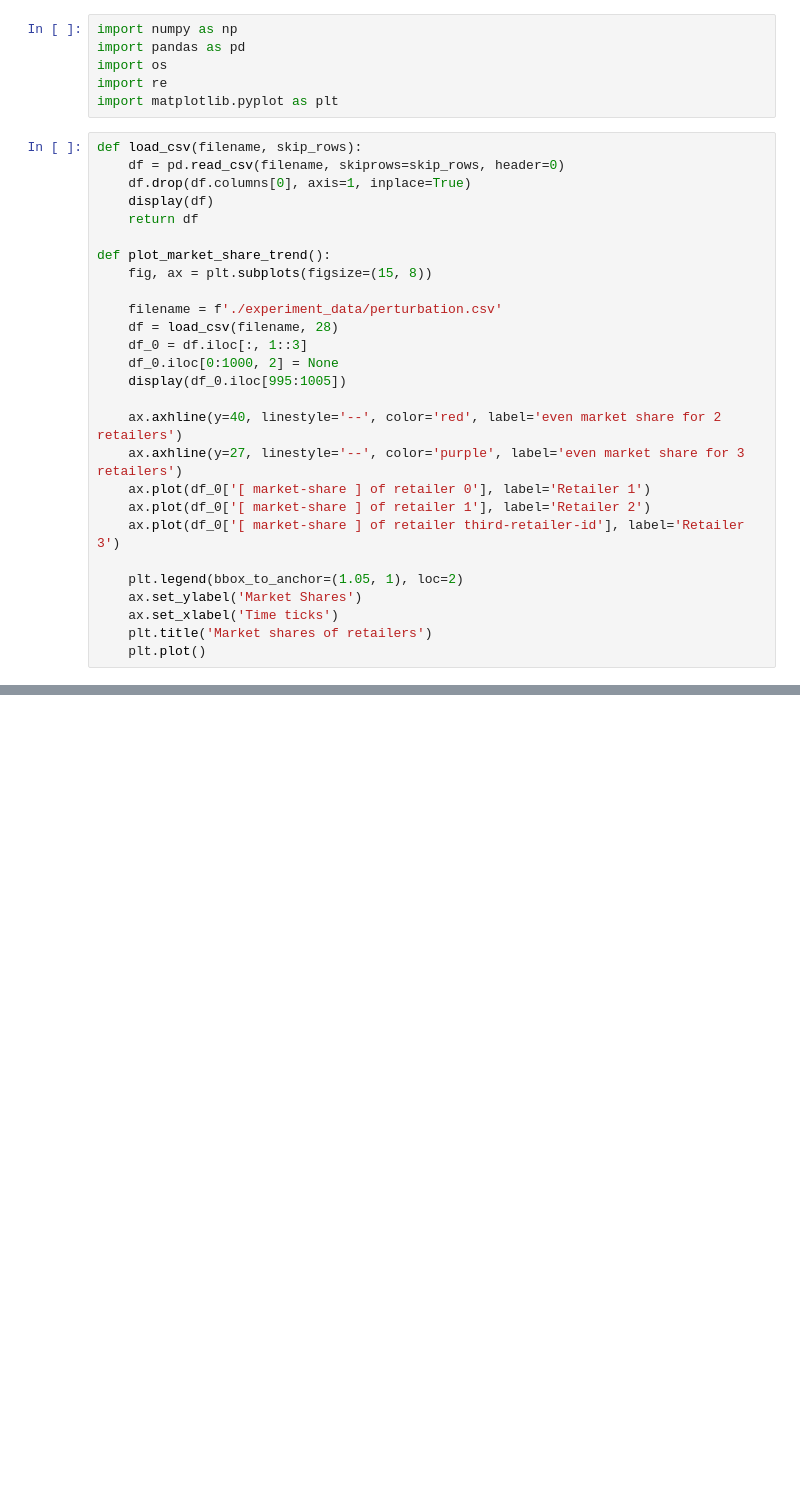
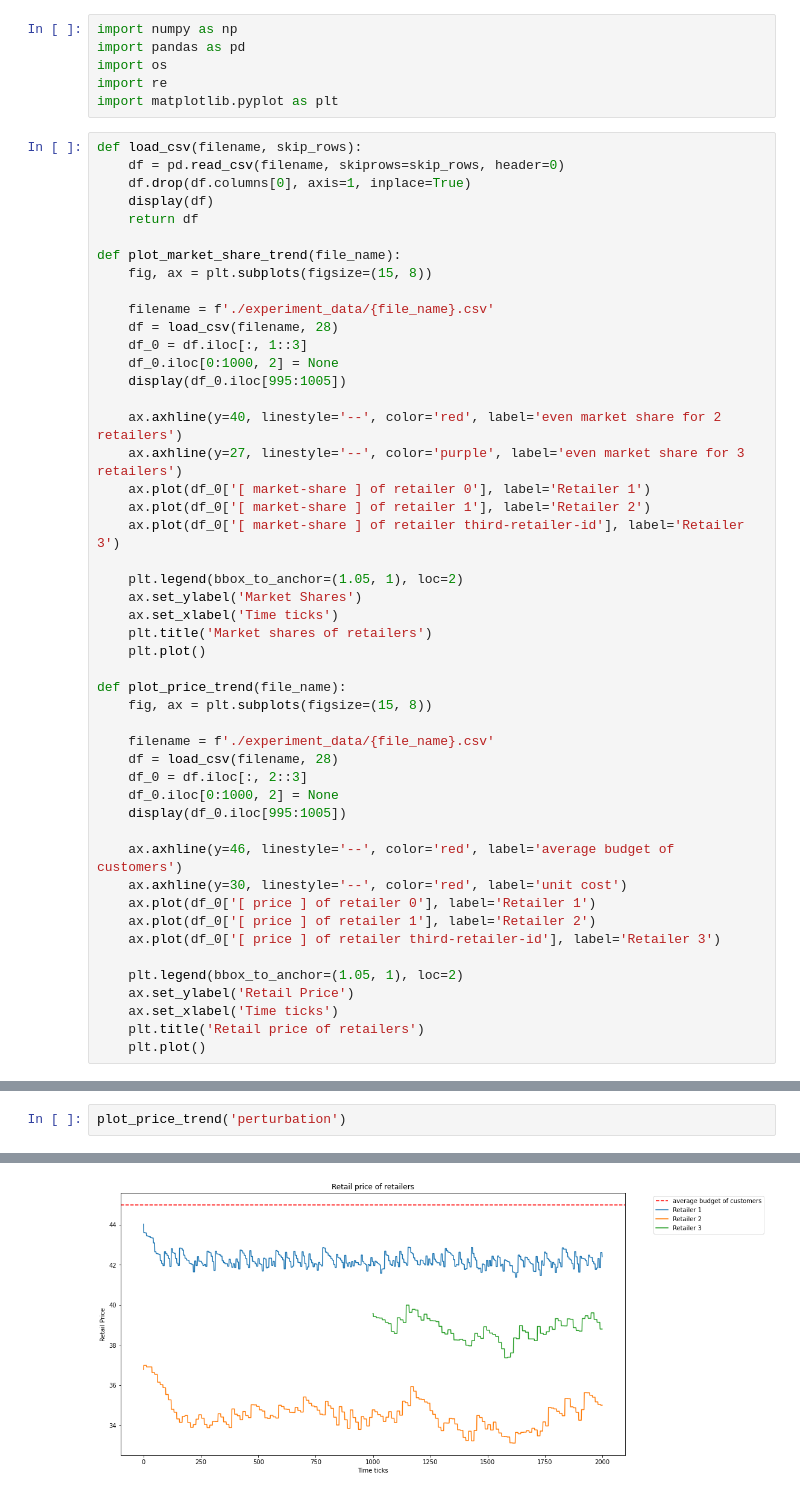
Before and after one commit to AustinCheang/ABM_Netlogo, a Jupyter notebook: perturbation_analysis.ipynb, the cells around one changed output, grey strips where cells are left out. Saved outputs shown, nothing was run; the diff lists cells and outputs as text; blank space fills up the shorter version.

Commit message:
produced better purterbation plots

```diff
--- a/perturbation_analysis.ipynb
+++ b/perturbation_analysis.ipynb
@@ -11,10 +11,10 @@ def load_csv(filename, skip_rows):
     display(df)
     return df
 
-def plot_market_share_trend():
+def plot_market_share_trend(file_name):
     fig, ax = plt.subplots(figsize=(15, 8))
 
-    filename = f'./experiment_data/perturbation.csv'
+    filename = f'./experiment_data/{file_name}.csv'
     df = load_csv(filename, 28)
     df_0 = df.iloc[:, 1::3]
     df_0.iloc[0:1000, 2] = None
@@ -31,4 +31,25 @@ def plot_market_share_trend():
     ax.set_xlabel('Time ticks')
     plt.title('Market shares of retailers')
     plt.plot()
+
+def plot_price_trend(file_name):
+    fig, ax = plt.subplots(figsize=(15, 8))
+
+    filename = f'./experiment_data/{file_name}.csv'
+    df = load_csv(filename, 28)
+    df_0 = df.iloc[:, 2::3]
+    df_0.iloc[0:1000, 2] = None
+    display(df_0.iloc[995:1005])
+
+    ax.axhline(y=46, linestyle='--', color='red', label='average budget of customers')
+    ax.axhline(y=30, linestyle='--', color='red', label='unit cost')
+    ax.plot(df_0['[ price ] of retailer 0'], label='Retailer 1')
+    ax.plot(df_0['[ price ] of retailer 1'], label='Retailer 2')
+    ax.plot(df_0['[ price ] of retailer third-retailer-id'], label='Retailer 3')
+
+    plt.legend(bbox_to_anchor=(1.05, 1), loc=2)
+    ax.set_ylabel('Retail Price')
+    ax.set_xlabel('Time ticks')
+    plt.title('Retail price of retailers')
+    plt.plot()
 # %%
@@ -59,3 +80,6 @@ plot_market_share_trend()
 | 1003 | 29 | 27 | 23.0 |
 | 1004 | 31 | 27 | 22.0 |
 [figure]
+# %%
+plot_price_trend('perturbation')
+# %% [output]
@@ -61,0 +110 @@ plot_market_share_trend()
+[figure, added]
```
Also changed, not shown: parts of 4 cells of this notebook, 5 other files.
